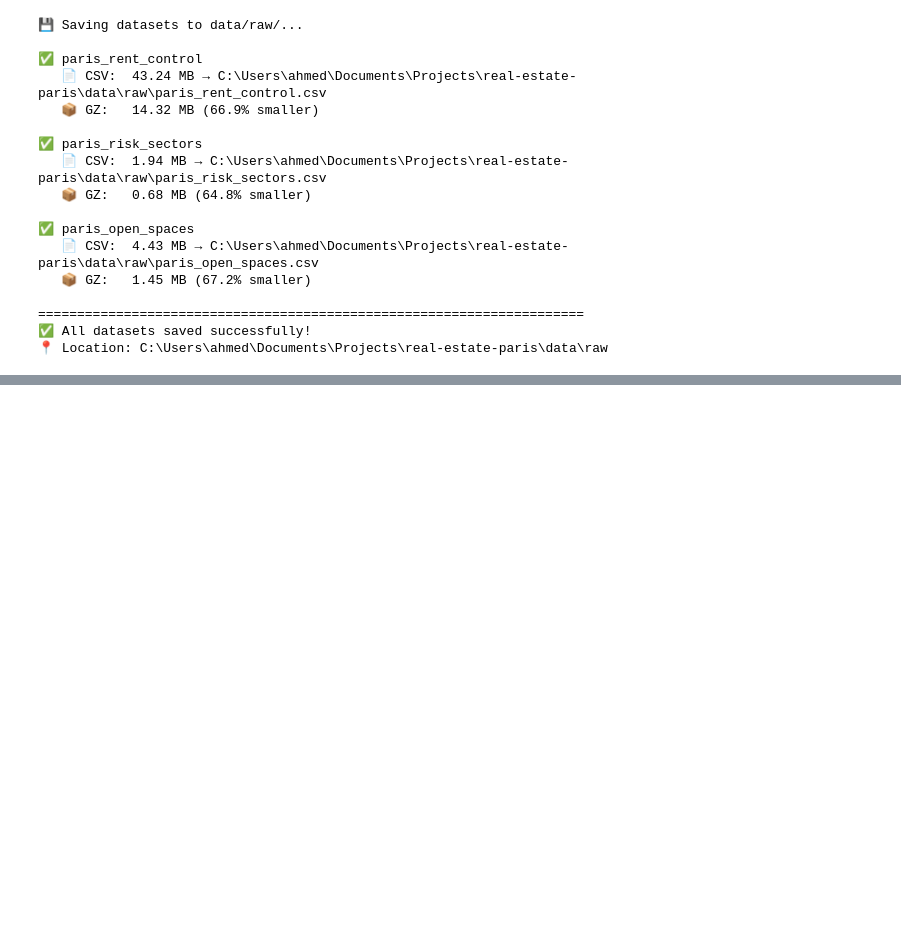
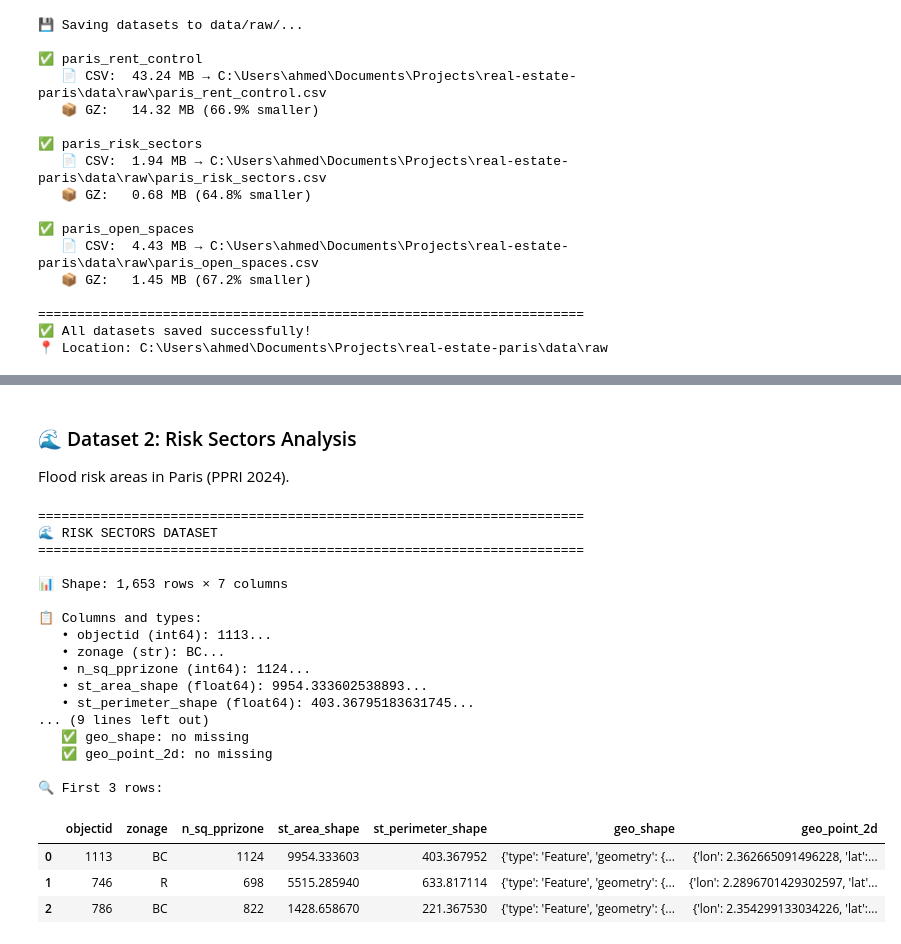
Before and after one commit to ahmed4maala-afk/real-estate-paris, a Jupyter notebook: notebooks/02_opendata_paris_api.ipynb, the cells around one changed output, grey strips where cells are left out. Saved outputs shown, nothing was run; the diff lists cells and outputs as text; code cells hidden in the pictures; blank space fills up the shorter version.

```diff
--- a/notebooks/02_opendata_paris_api.ipynb
+++ b/notebooks/02_opendata_paris_api.ipynb
@@ -489,0 +596,51 @@ print(f"📍 Location: {RAW_DIR}")
+# %% [markdown]
+### 🌊 Dataset 2: Risk Sectors Analysis
+
+Flood risk areas in Paris (PPRI 2024).
+# %%
+# ===== Explore df_risk (Risk Sectors) =====
+print("=" * 70)
+print("🌊 RISK SECTORS DATASET")
+print("=" * 70)
+
+print(f"\n📊 Shape: {df_risk.shape[0]:,} rows × {df_risk.shape[1]} columns")
+
+print(f"\n📋 Columns and types:")
+for col in df_risk.columns:
+    sample = df_risk[col].dropna().iloc[0] if len(df_risk[col].dropna()) > 0 else "N/A"
+    sample_str = str(sample)[:50]
+    print(f"   • {col} ({df_risk[col].dtype}): {sample_str}...")
+
+print(f"\n❓ Missing values:")
+missing = df_risk.isnull().sum()
+for col in df_risk.columns:
+    if missing[col] > 0:
+        print(f"   • {col}: {missing[col]:,} ({missing[col]/len(df_risk)*100:.1f}%)")
+    else:
+        print(f"   ✅ {col}: no missing")
+
+# Show sample
+print(f"\n🔍 First 3 rows:")
+df_risk.head(3)
+# %% [output]
+======================================================================
+🌊 RISK SECTORS DATASET
+======================================================================
+
+📊 Shape: 1,653 rows × 7 columns
+
+📋 Columns and types:
+   • objectid (int64): 1113...
+   • zonage (str): BC...
+   • n_sq_pprizone (int64): 1124...
+   • st_area_shape (float64): 9954.333602538893...
+   • st_perimeter_shape (float64): 403.36795183631745...
+... (9 lines left out)
+   ✅ geo_shape: no missing
+   ✅ geo_point_2d: no missing
+
+🔍 First 3 rows:
+|  | objectid | zonage | n_sq_pprizone | st_area_shape | st_perimeter_shape | geo_shape | geo_point_2d |
+| 0 | 1113 | BC | 1124 | 9954.333603 | 403.367952 | {'type': 'Feature', 'geometry': {... | {'lon': 2.362665091496228, 'lat':... |
+| 1 | 746 | R | 698 | 5515.285940 | 633.817114 | {'type': 'Feature', 'geometry': {... | {'lon': 2.2896701429302597, 'lat'... |
+| 2 | 786 | BC | 822 | 1428.658670 | 221.367530 | {'type': 'Feature', 'geometry': {... | {'lon': 2.354299133034226, 'lat':... |
```
Also changed, not shown: parts of 10 cells of this notebook.
